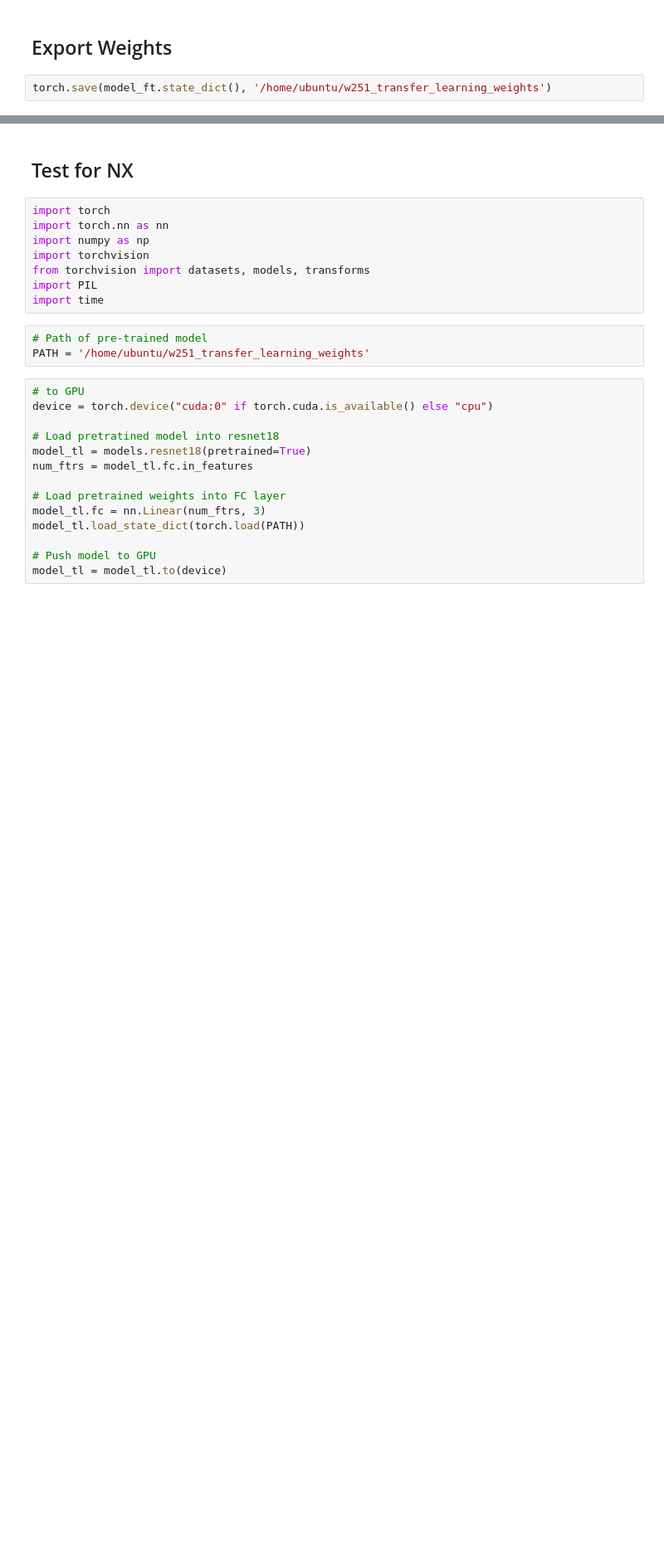
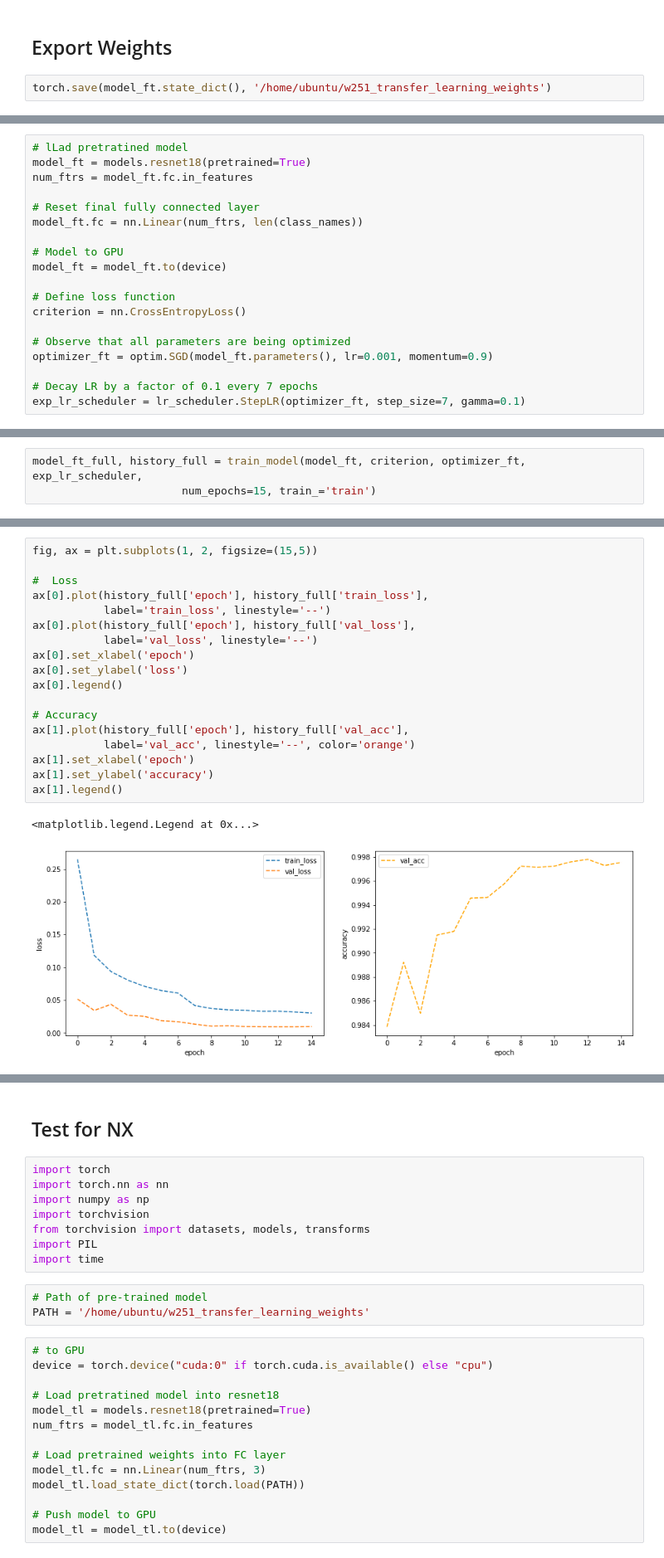
Before and after one commit to dyen5/MIDS-251-2021-Final-Project, a Jupyter notebook: w251_transfer_learning.ipynb, the cells around one changed output, grey strips where cells are left out. Shown: that part at 83% size. Cells and saved outputs as stored; diff of their text form; blank space fills up the shorter version.

```diff
--- a/w251_transfer_learning.ipynb
+++ b/w251_transfer_learning.ipynb
@@ -382,0 +376,19 @@ torch.save(model_ft.state_dict(), '/home/ubuntu/w251_transfer_learning_weights')
+# %%
+# lLad pretratined model
+model_ft = models.resnet18(pretrained=True)
+num_ftrs = model_ft.fc.in_features
+
+# Reset final fully connected layer
+model_ft.fc = nn.Linear(num_ftrs, len(class_names))
+
+# Model to GPU
+model_ft = model_ft.to(device)
+
+# Define loss function
+criterion = nn.CrossEntropyLoss()
+
+# Observe that all parameters are being optimized
+optimizer_ft = optim.SGD(model_ft.parameters(), lr=0.001, momentum=0.9)
+
+# Decay LR by a factor of 0.1 every 7 epochs
+exp_lr_scheduler = lr_scheduler.StepLR(optimizer_ft, step_size=7, gamma=0.1)
@@ -382,0 +397,3 @@ torch.save(model_ft.state_dict(), '/home/ubuntu/w251_transfer_learning_weights')
+# %%
+model_ft_full, history_full = train_model(model_ft, criterion, optimizer_ft, exp_lr_scheduler,
+                       num_epochs=15, train_='train')
@@ -382,0 +460,21 @@ torch.save(model_ft.state_dict(), '/home/ubuntu/w251_transfer_learning_weights')
+# %%
+fig, ax = plt.subplots(1, 2, figsize=(15,5))
+
+#  Loss
+ax[0].plot(history_full['epoch'], history_full['train_loss'],
+           label='train_loss', linestyle='--')
+ax[0].plot(history_full['epoch'], history_full['val_loss'],
+           label='val_loss', linestyle='--')
+ax[0].set_xlabel('epoch')
+ax[0].set_ylabel('loss')
+ax[0].legend()
+
+# Accuracy
+ax[1].plot(history_full['epoch'], history_full['val_acc'],
+           label='val_acc', linestyle='--', color='orange')
+ax[1].set_xlabel('epoch')
+ax[1].set_ylabel('accuracy')
+ax[1].legend()
+# %% [output]
+<matplotlib.legend.Legend at 0x...>
+[figure, added]
```
Also changed, not shown: parts of 20 cells of this notebook, 1 other file.
